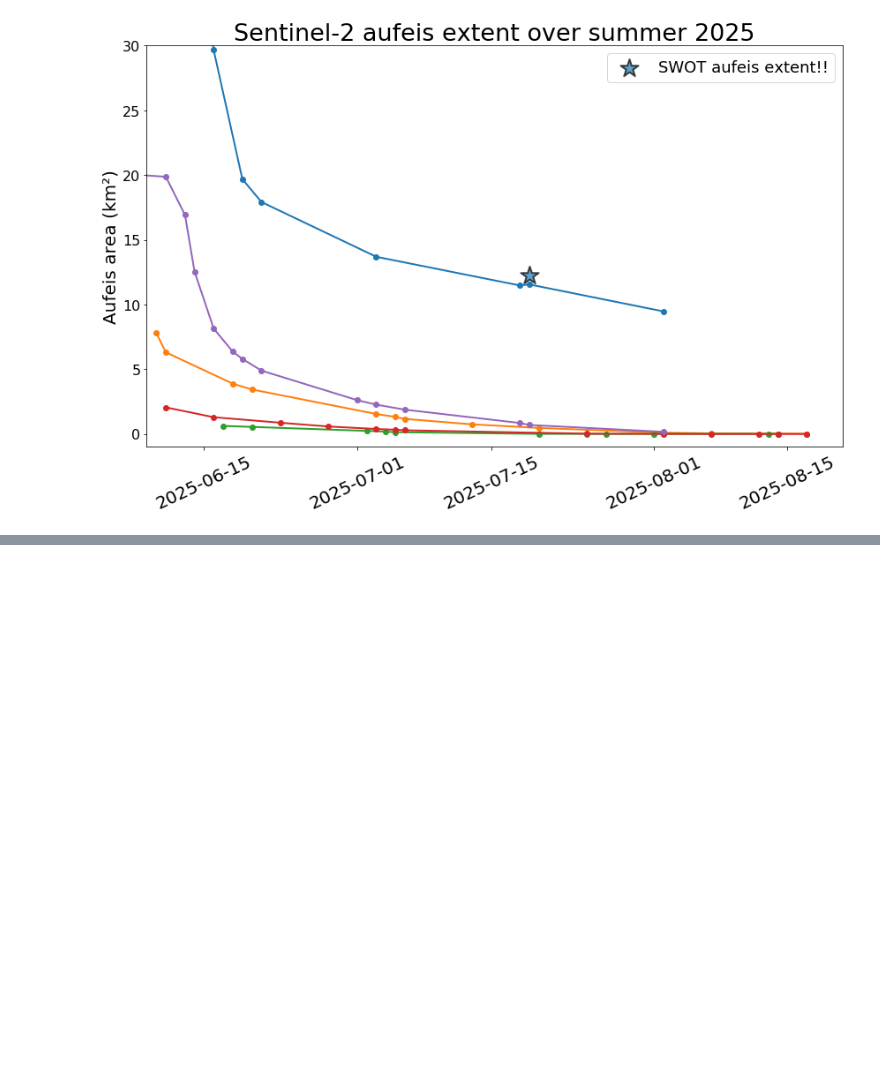
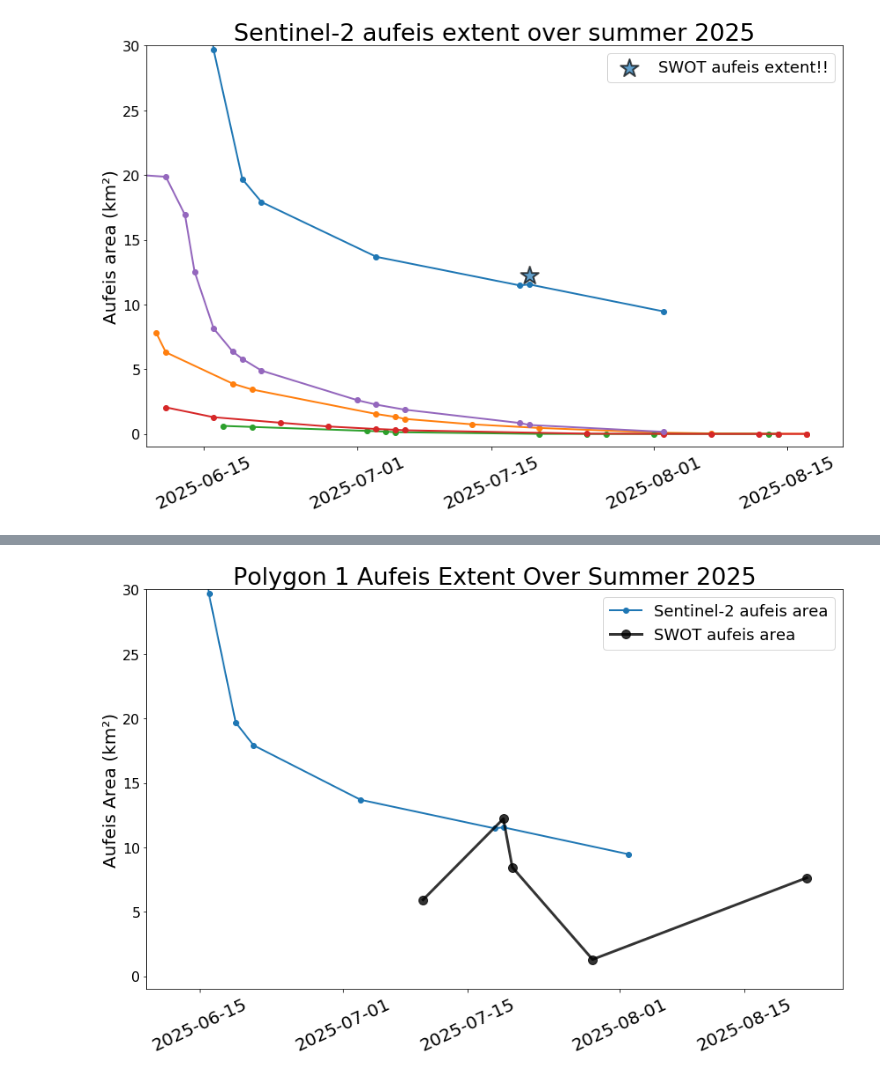
Before and after one commit to mlmac-seid/SWOT-aufeis, a Jupyter notebook: 4.0_aufeis_timeseries.ipynb, the cells around one changed output, grey strips where cells are left out. Saved outputs shown, nothing was run; the diff lists cells and outputs as text; code cells hidden in the pictures; blank space fills up the shorter version.

```diff
--- a/4.0_aufeis_timeseries.ipynb
+++ b/4.0_aufeis_timeseries.ipynb
@@ -90,0 +124,38 @@ plt.show()
+# %%
+# Make combined plot of Sentinel-2 and SWOT
+aufeis_area_df["area_km2"] = aufeis_area_df["Area"] / 1e6
+df["area_km2"] = df["area"] / 1e6
+
+plt.figure(figsize=(12, 8))
+
+# --- Only show Polygon 1 ---
+mask = df["polygon"] == 1
+plt.plot(df["date"][mask],
+         df["area_km2"][mask],
+         marker="o",
+         markersize=6,
+         linewidth=2,
+         label="Sentinel-2 aufeis area")
+
+# --- SWOT line (aufeis_area_df) ---
+plt.plot(
+    aufeis_area_df["Date"],
+    aufeis_area_df["area_km2"],
+    marker="o",
+    markersize=10,
+    linewidth=3,
+    color="black",
+    label="SWOT aufeis area",
+    alpha=0.8)
+
+plt.title("Polygon 1 Aufeis Extent Over Summer 2025", fontsize=27)
+plt.ylabel("Aufeis Area (km²)", fontsize=20)
+plt.xticks(rotation=25, fontsize=20)
+plt.yticks(fontsize=16)
+plt.legend(fontsize=18)
+plt.xlim(left=pd.Timestamp("2025-06-09"))
+plt.ylim(-1, 30)
+plt.tight_layout()
+plt.show()
+# %% [output]
+[figure, added]
```
Also changed, not shown: parts of 4 cells of this notebook.
